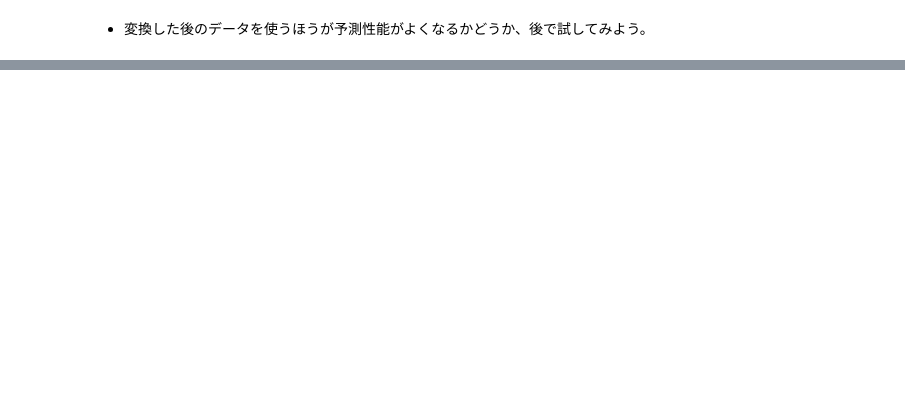
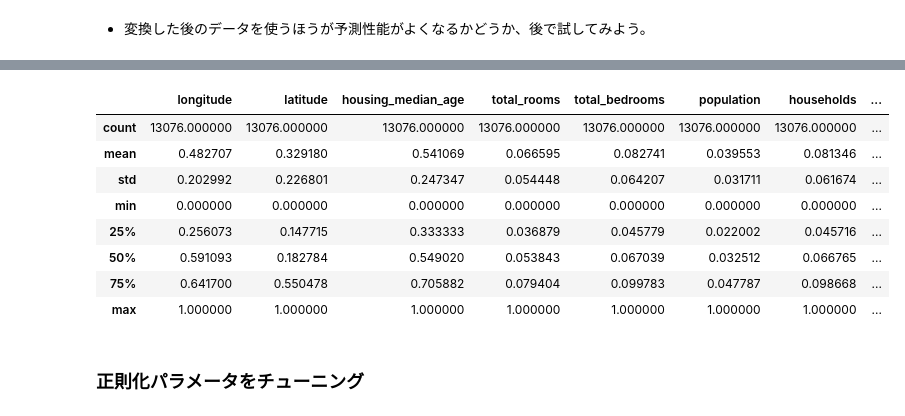
Before and after one commit to yfukui47/course2021-sml, a Jupyter notebook: 07_linear_regression_2.ipynb, the cells around one changed output, grey strips where cells are left out. Saved outputs shown, nothing was run; the diff lists cells and outputs as text; code cells hidden in the pictures; blank space fills up the shorter version.

```diff
--- a/07_linear_regression_2.ipynb
+++ b/07_linear_regression_2.ipynb
@@ -279,0 +324,8 @@ alpha: 100.000000; RMSE: 79323.075283
+# %%
+from sklearn.linear_model import Ridge
+
+reg = Ridge(alpha=1.0)
+reg.fit(X_train, y_train)
+y_valid_pred = reg.predict(X_valid)
+y_valid_pred[y_valid_pred > y_train.max()] = y_train.max()
+print('RMSE: {:f}'.format(mean_squared_error(y_valid, y_valid_pred, squared=False)))
@@ -279,0 +337,8 @@ alpha: 100.000000; RMSE: 79323.075283
+# %%
+from sklearn.linear_model import Lasso
+
+reg = Lasso(alpha=1.0)
+reg.fit(X_train, y_train)
+y_valid_pred = reg.predict(X_valid)
+y_valid_pred[y_valid_pred > y_train.max()] = y_train.max()
+print('RMSE: {:f}'.format(mean_squared_error(y_valid, y_valid_pred, squared=False)))
@@ -279,0 +353,23 @@ alpha: 100.000000; RMSE: 79323.075283
+# %%
+from sklearn.preprocessing import MinMaxScaler
+
+scaler = MinMaxScaler()
+scaler.fit(X_train) # スケーラのfitは訓練データのみで行う
+X_train_scaled = X_train.copy()
+X_train_scaled[X_train.columns] = scaler.transform(X_train)
+X_valid_scaled = X_valid.copy()
+X_valid_scaled[X_valid.columns] = scaler.transform(X_valid) # 検証データに同じスケーリングを適用
+# %%
+X_train_scaled.describe()
+# %% [output]
+|  | longitude | latitude | housing_median_age | total_rooms | total_bedrooms | population | households | ... |
+| count | 13076.000000 | 13076.000000 | 13076.000000 | 13076.000000 | 13076.000000 | 13076.000000 | 13076.000000 | ... |
+| mean | 0.482707 | 0.329180 | 0.541069 | 0.066595 | 0.082741 | 0.039553 | 0.081346 | ... |
+| std | 0.202992 | 0.226801 | 0.247347 | 0.054448 | 0.064207 | 0.031711 | 0.061674 | ... |
+| min | 0.000000 | 0.000000 | 0.000000 | 0.000000 | 0.000000 | 0.000000 | 0.000000 | ... |
+| 25% | 0.256073 | 0.147715 | 0.333333 | 0.036879 | 0.045779 | 0.022002 | 0.045716 | ... |
+| 50% | 0.591093 | 0.182784 | 0.549020 | 0.053843 | 0.067039 | 0.032512 | 0.066765 | ... |
+| 75% | 0.641700 | 0.550478 | 0.705882 | 0.079404 | 0.099783 | 0.047787 | 0.098668 | ... |
+| max | 1.000000 | 1.000000 | 1.000000 | 1.000000 | 1.000000 | 1.000000 | 1.000000 | ... |
+# %% [markdown]
+### 正則化パラメータをチューニング
```
Also changed, not shown: parts of 71 cells of this notebook.
